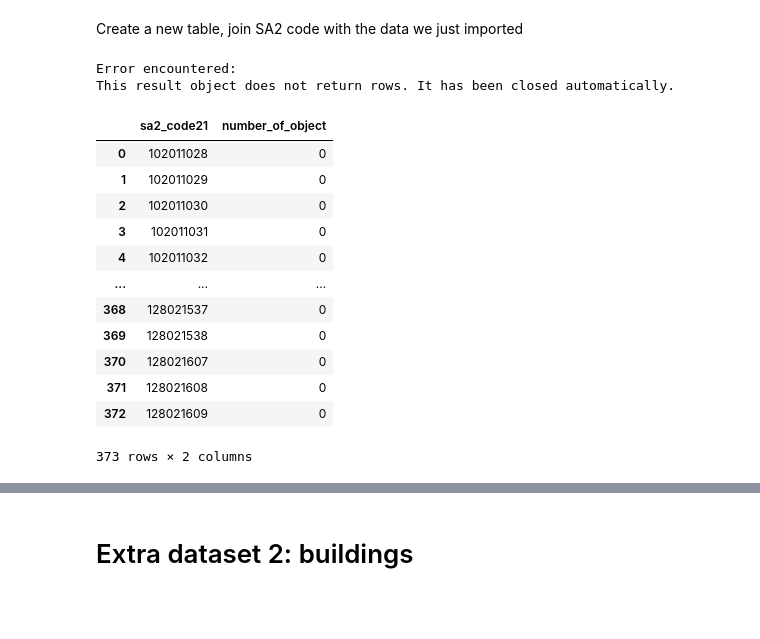
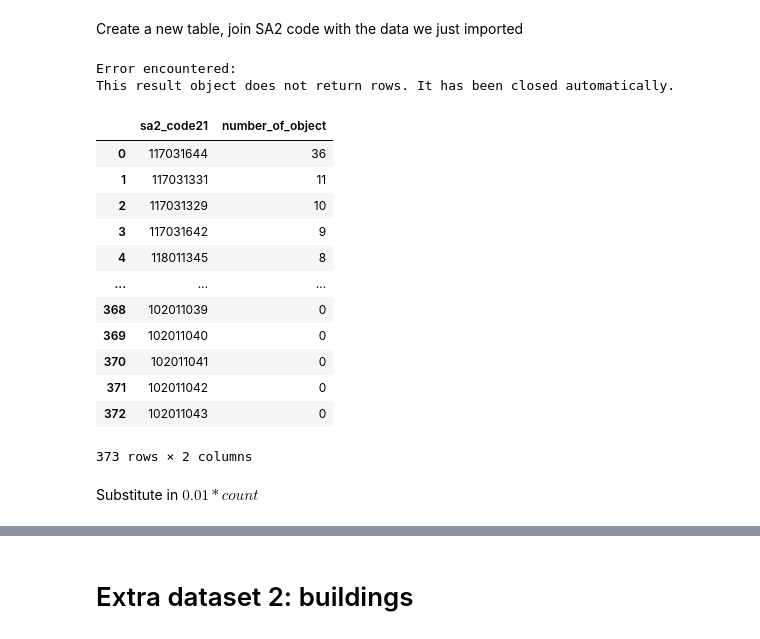
Before and after one commit to YuruYuriFans/DATA2001, a Jupyter notebook: Assignment.ipynb, the cells around one changed output, grey strips where cells are left out. Cells and saved outputs as stored; diff of their text form; code cells hidden in the pictures; blank space fills up the shorter version.

```diff
--- a/Assignment.ipynb
+++ b/Assignment.ipynb
@@ -1283,38 +1283,41 @@ Create a new table, join SA2 code with the data we just imported
 # %%
 sql = """
 DROP TABLE IF EXISTS sydney.region_points_gdf_counts;
 CREATE TABLE IF NOT EXISTS sydney.region_points_gdf_counts AS
     SELECT
         r.sa2_code21,
         COUNT(s.objectid) AS number_of_object
     FROM
         sydney.sa2_regions AS r
     LEFT JOIN
         sydney.points_gdf AS s
     ON
         ST_Contains(r.geom, s.geom)
     GROUP BY
         r.sa2_code21
 """
 query(conn, sql)
 
 sql = """
 SELECT * FROM region_points_gdf_counts
+ORDER BY number_of_object DESC
 """
 query(conn, sql)
 # %% [output]
 Error encountered:
 This result object does not return rows. It has been closed automatically.
 |  | sa2_code21 | number_of_object |
-| 0 | 102011028 | 0 |
-| 1 | 102011029 | 0 |
-| 2 | 102011030 | 0 |
-| 3 | 102011031 | 0 |
-| 4 | 102011032 | 0 |
+| 0 | 117031644 | 36 |
+| 1 | 117031331 | 11 |
+| 2 | 117031329 | 10 |
+| 3 | 117031642 | 9 |
+| 4 | 118011345 | 8 |
 | ... | ... | ... |
-| 368 | 128021537 | 0 |
-| 369 | 128021538 | 0 |
-| 370 | 128021607 | 0 |
-| 371 | 128021608 | 0 |
-| 372 | 128021609 | 0 |
+| 368 | 102011039 | 0 |
+| 369 | 102011040 | 0 |
+| 370 | 102011041 | 0 |
+| 371 | 102011042 | 0 |
+| 372 | 102011043 | 0 |
 373 rows × 2 columns
+# %% [markdown]
+Substitute in $0.01 * count$
```
Also changed, not shown: parts of 17 cells of this notebook, 1 other file.
